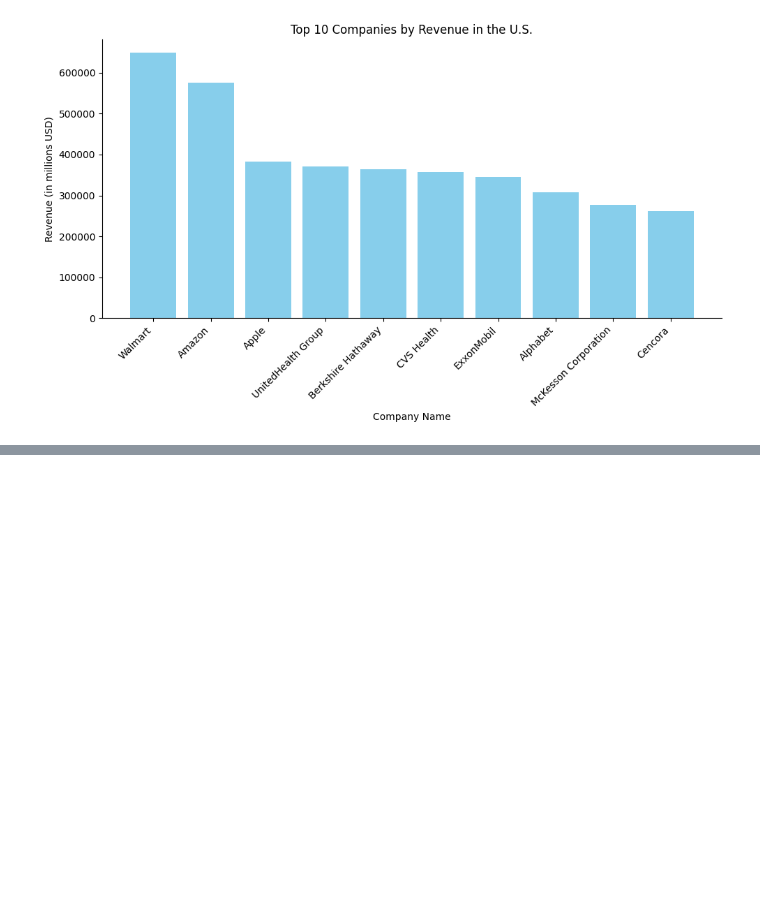
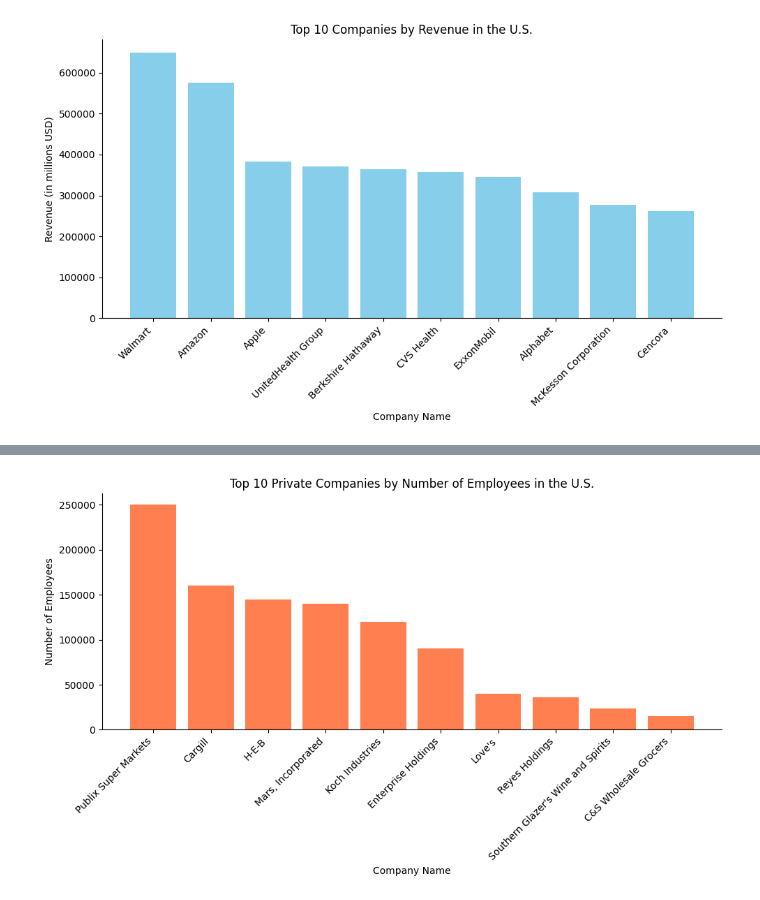
Before and after one commit to ChandraPC3000/Codveda-Data-Science-Internship, a Jupyter notebook: Task_1_Level_1_(Basic).ipynb, the cells around one changed output, grey strips where cells are left out. Drawn from its saved outputs; the diff is of its cells as text; code cells hidden in the pictures; blank space fills up the shorter version.

```diff
--- a/Task_1_Level_1_(Basic).ipynb
+++ b/Task_1_Level_1_(Basic).ipynb
@@ -334,0 +592,22 @@ plt.show()  # Show the plot
+# %%
+# Visualize the data for df2 (Top Private Companies by Employees)
+# Convert 'Employees' column to numeric
+df2['Employees'] = df2['Employees'].replace({',': ''}, regex=True).astype(float)
+
+# Sort by Employees in descending order and take the top 10
+df2_top_employees = df2.sort_values(by='Employees', ascending=False).head(10)
+
+# Create a bar plot for top private companies by number of employees
+plt.figure(figsize=(10, 6))  # Set the size of the figure
+plt.bar(df2_top_employees['Name'], df2_top_employees['Employees'], color='coral')  # Create a bar plot for employees
+plt.grid(False)  # Disable gridlines
+plt.gca().spines['top'].set_visible(False)  # Remove the top border
+plt.gca().spines['right'].set_visible(False)  # Remove the right border
+plt.xlabel('Company Name')  # X-axis label
+plt.ylabel('Number of Employees')  # Y-axis label
+plt.title('Top 10 Private Companies by Number of Employees in the U.S.')  # Plot title
+plt.xticks(rotation=45, ha='right')  # Rotate x-axis labels for readability
+plt.tight_layout()  # Adjust the layout
+plt.show()  # Display the plot
+# %% [output]
+[figure, added]
```
Also changed, not shown: parts of 55 cells of this notebook.
